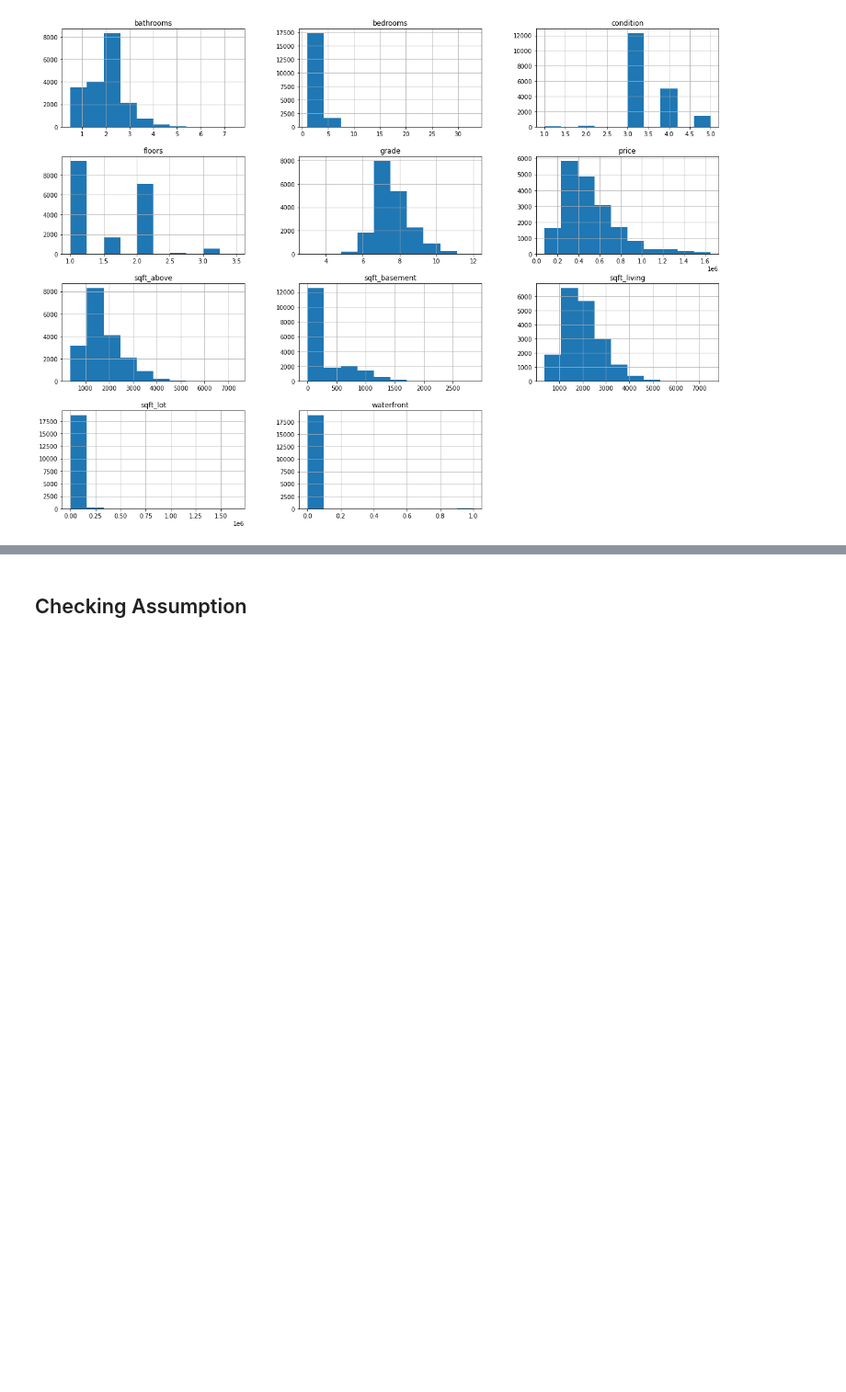
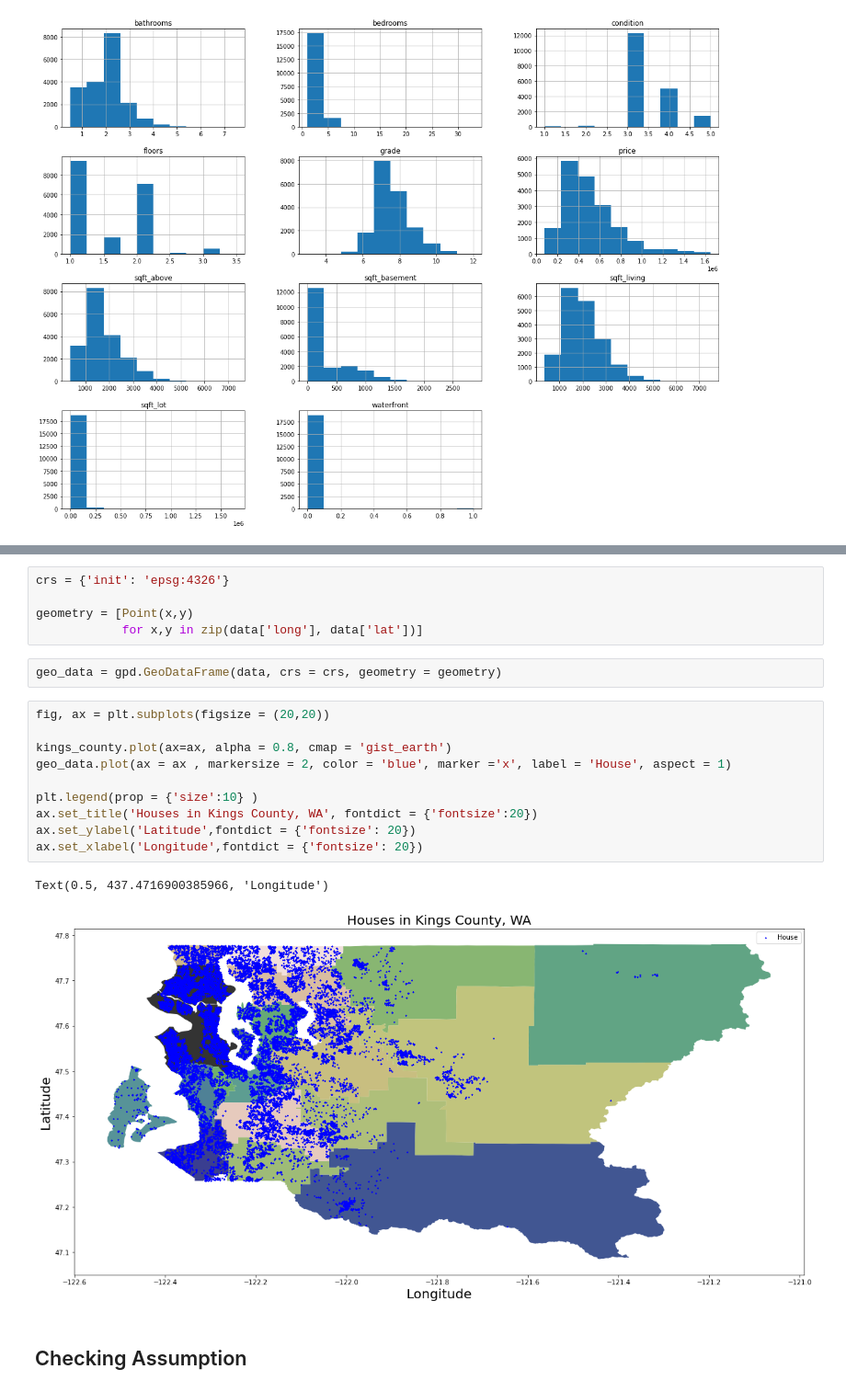
Before and after one commit to christianmoya/PredictingHousingPrices_KingCounty, a Jupyter notebook: Data Exploration & Visualization.ipynb, the cells around one changed output, grey strips where cells are left out. Shown at 92% size. Drawn from its saved outputs; the diff is of its cells as text; blank space fills up the shorter version.

```diff
--- a/Data Exploration & Visualization.ipynb
+++ b/Data Exploration & Visualization.ipynb
@@ -687,3 +620,23 @@ kings_county = gpd.read_file('C:/Users/egust/Desktop/KingCounty/School_Districts
+# %%
+crs = {'init': 'epsg:4326'}
+
+geometry = [Point(x,y)
+            for x,y in zip(data['long'], data['lat'])]
+# %%
+geo_data = gpd.GeoDataFrame(data, crs = crs, geometry = geometry)
+# %%
+fig, ax = plt.subplots(figsize = (20,20))
+
+kings_county.plot(ax=ax, alpha = 0.8, cmap = 'gist_earth')
+geo_data.plot(ax = ax , markersize = 2, color = 'blue', marker ='x', label = 'House', aspect = 1)
+
+plt.legend(prop = {'size':10} )
+ax.set_title('Houses in Kings County, WA', fontdict = {'fontsize':20})
+ax.set_ylabel('Latitude',fontdict = {'fontsize': 20})
+ax.set_xlabel('Longitude',fontdict = {'fontsize': 20})
+# %% [output]
+Text(0.5, 437.4716900385966, 'Longitude')
+[figure, added]
 # %% [markdown]
 ##  Checking Assumption
 # %%
```
Also changed, not shown: parts of 42 cells of this notebook.
